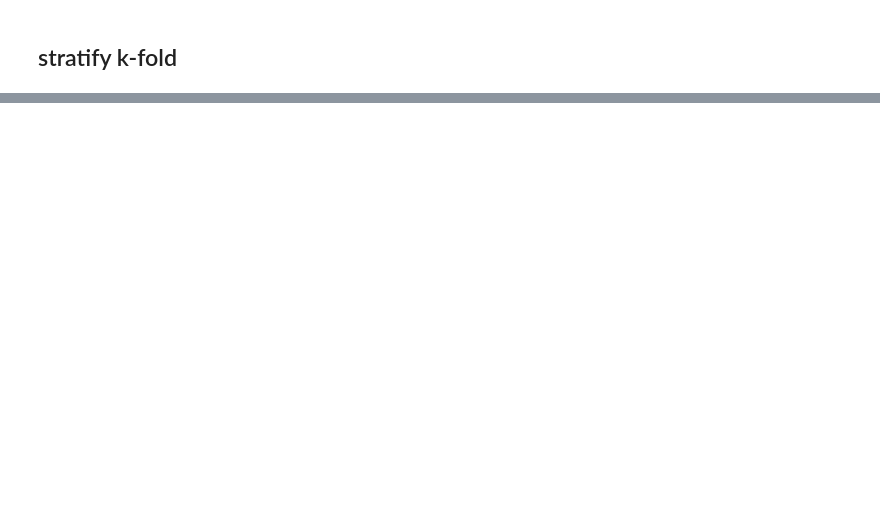
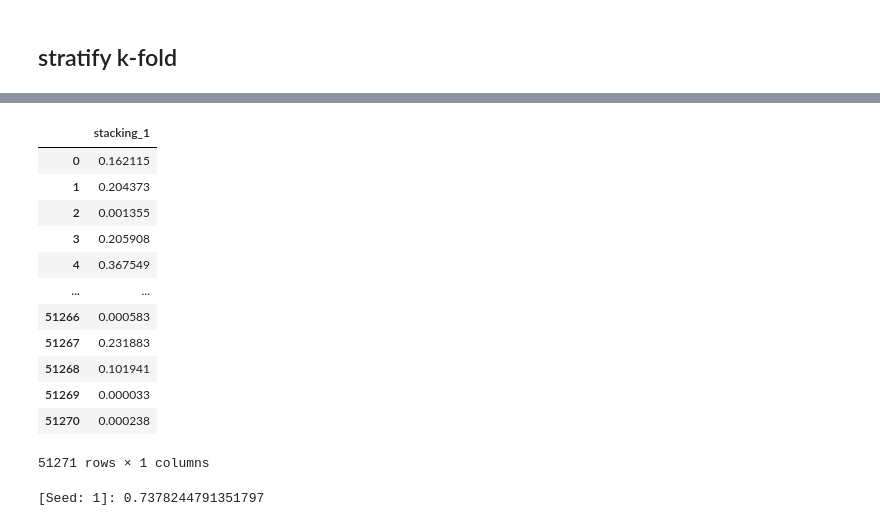
Before and after one commit to EunHak0501/LG_Aimers_6th, a Jupyter notebook: Eunho/pytorch_stacking/pytorch_stacking.ipynb, the cells around one changed output, grey strips where cells are left out. Cells and saved outputs as stored; diff of their text form; code cells hidden in the pictures; blank space fills up the shorter version.

```diff
--- a/Eunho/pytorch_stacking/pytorch_stacking.ipynb
+++ b/Eunho/pytorch_stacking/pytorch_stacking.ipynb
@@ -214,0 +285,26 @@ Average ROC AUC over 5 folds: 0.73376260
+# %%
+tmp_submission = pd.DataFrame({f'stacking_{data_seed}': final_test_preds[:,1]})
+tmp_submission
+# %% [output]
+|  | stacking_1 |
+| 0 | 0.162115 |
+| 1 | 0.204373 |
+| 2 | 0.001355 |
+| 3 | 0.205908 |
+| 4 | 0.367549 |
+| ... | ... |
+| 51266 | 0.000583 |
+| 51267 | 0.231883 |
+| 51268 | 0.101941 |
+| 51269 | 0.000033 |
+| 51270 | 0.000238 |
+51271 rows × 1 columns
+# %%
+import sys
+sys.path.append("../../")
+from cal_auc import calculate_auc
+
+score = calculate_auc(tmp_submission, seed=data_seed)
+print(f'[Seed: {data_seed}]: {score}')
+# %% [output]
+[Seed: 1]: 0.7378244791351797
```
Also changed, not shown: parts of 7 cells of this notebook, 17 other files.
